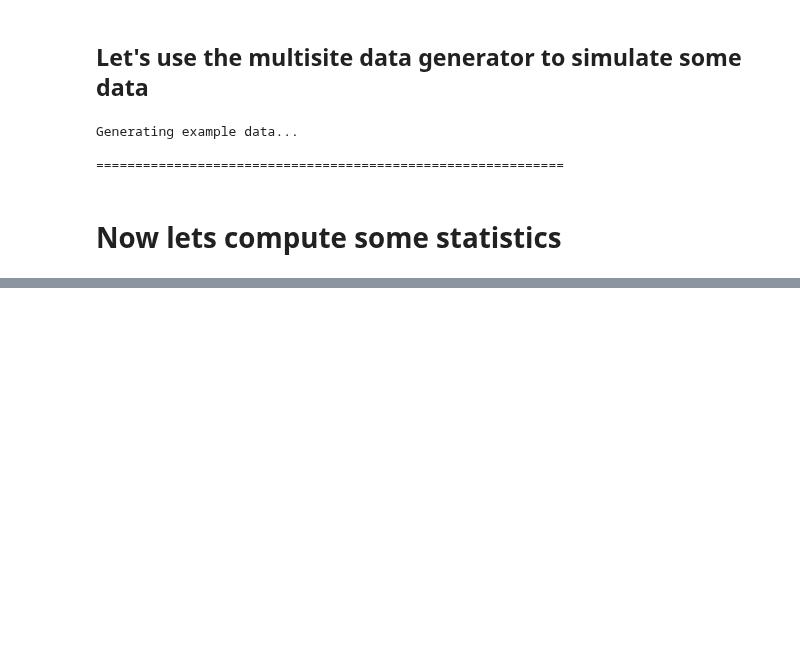
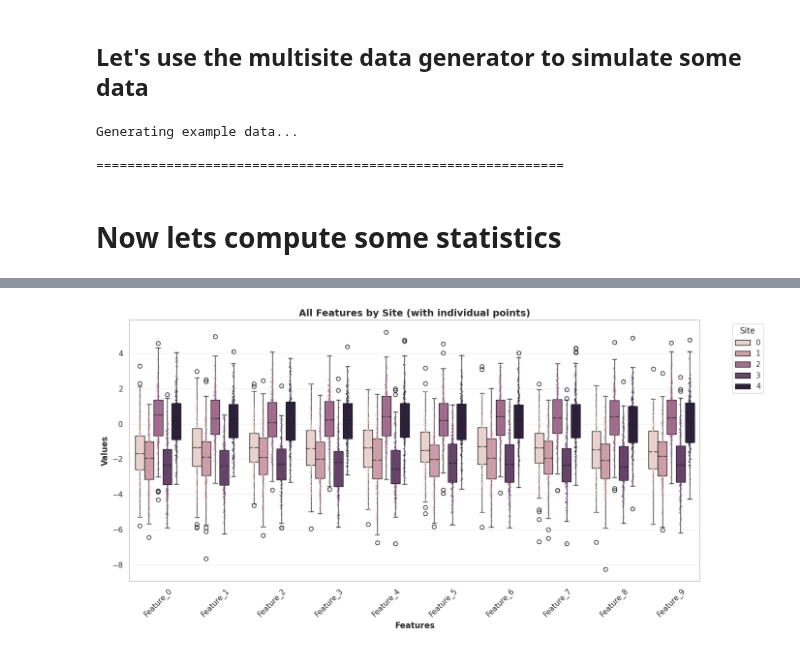
Before and after one commit to N-Nieto/UniHarmony, a Jupyter notebook: examples/01-basic-examples/05-Multisite_data_characterization_example.ipynb, the cells around one changed output, grey strips where cells are left out. Saved outputs shown, nothing was run; the diff lists cells and outputs as text; code cells hidden in the pictures; blank space fills up the shorter version.

```diff
--- a/examples/01-basic-examples/05-Multisite_data_characterization_example.ipynb
+++ b/examples/01-basic-examples/05-Multisite_data_characterization_example.ipynb
@@ -4,22 +4,27 @@
 ## The first step before applying any harmonization technique is to understand and characterize our data
 # %%
 # Imports
+import matplotlib.pyplot as plt
+import seaborn as sns
+
 from uniharmony import verbosity
 from uniharmony.datasets import make_multisite_classification
 from uniharmony.datasets._multisite_data_characterization import (
     get_site_data_statistics,
     print_statistics_summary,
 )
+from uniharmony.plot import plot_features_by_site
 
 
+sns.set_theme(style="whitegrid")
 verbosity("warning")
 # %% [markdown]
 ## Let's use the multisite data generator to simulate some data
 # %%
 print("Generating example data...")
 X, y, sites = make_multisite_classification(
-    n_sites=3,
-    n_samples=100,
+    n_sites=5,
+    n_samples=1000,
     n_features=10,
     n_classes=3,
     random_state=42,
@@ -67,0 +73,13 @@ CORRELATIONS:
+# %%
+# Same plot individual points overlay
+fig2, ax2 = plot_features_by_site(
+    X,
+    sites,
+    figsize=(14, 7),
+    rotation=45,
+    show_points=True,
+    title="All Features by Site (with individual points)",
+)
+plt.show()
+# %% [output]
+[figure, added]
```
Also changed, not shown: parts of 1 cell of this notebook, 1 other file.
